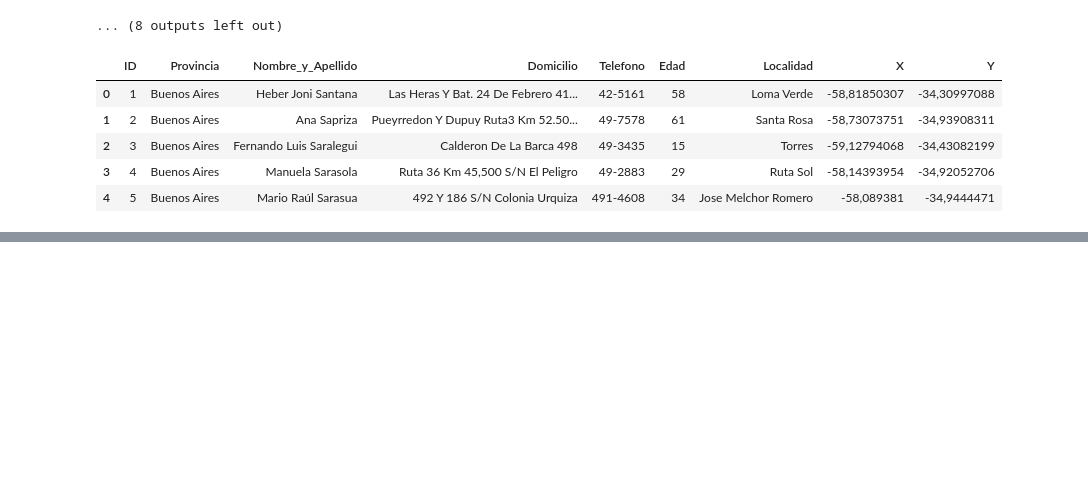
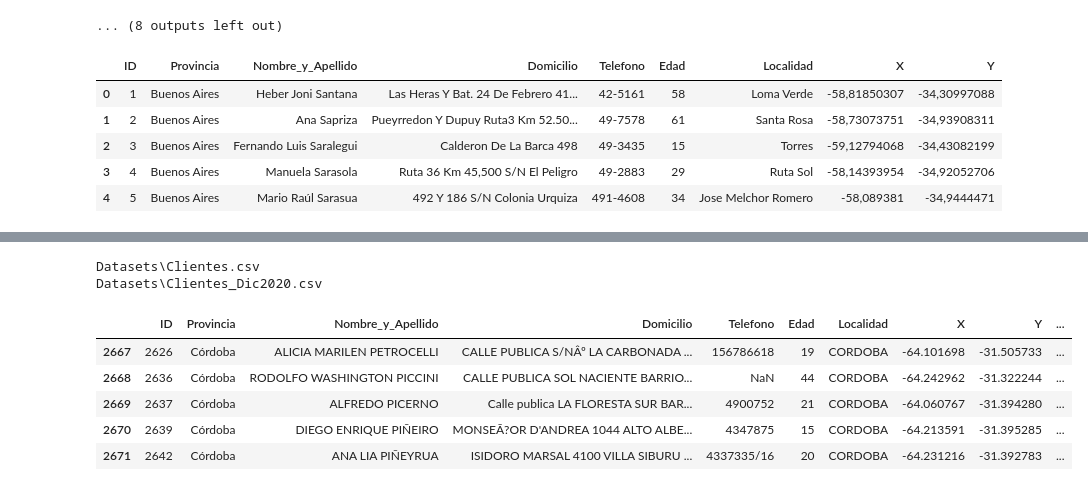
Before and after one commit to lugeminai/DS-PI-ProyectoIndividual, a Jupyter notebook: Proyecto.ipynb, the cells around one changed output, grey strips where cells are left out. Saved outputs shown, nothing was run; the diff lists cells and outputs as text; code cells hidden in the pictures; blank space fills up the shorter version.

```diff
--- a/Proyecto.ipynb
+++ b/Proyecto.ipynb
@@ -708,0 +704,24 @@ Datasets\Clientes_v2.csv
+# %%
+
+# set files path
+ds_path= Path("Datasets")       #Nombre de la carpeta donde se encuentran los archivos de los Datasets
+
+df_list= []
+for file in ds_path.glob('Cli*.csv'):
+    print(file)
+    df = pd.read_csv(file, delimiter = ';', decimal=",", encoding = "utf-8")
+    df_list.append(df)
+
+
+df_clientes = pd.concat((df_list[0],df_list[1]),axis=0, ignore_index=True, sort=False)
+
+df_clientes.tail(5)
+# %% [output]
+Datasets\Clientes.csv
+Datasets\Clientes_Dic2020.csv
+|  | ID | Provincia | Nombre_y_Apellido | Domicilio | Telefono | Edad | Localidad | X | Y | ... |
+| 2667 | 2626 | Córdoba | ALICIA MARILEN PETROCELLI | CALLE PUBLICA S/NÂº LA CARBONADA ... | 156786618 | 19 | CORDOBA | -64.101698 | -31.505733 | ... |
+| 2668 | 2636 | Córdoba | RODOLFO WASHINGTON PICCINI | CALLE PUBLICA SOL NACIENTE BARRIO... | NaN | 44 | CORDOBA | -64.242962 | -31.322244 | ... |
+| 2669 | 2637 | Córdoba | ALFREDO PICERNO | Calle publica LA FLORESTA SUR BAR... | 4900752 | 21 | CORDOBA | -64.060767 | -31.394280 | ... |
+| 2670 | 2639 | Córdoba | DIEGO ENRIQUE PIÑEIRO | MONSEÃ?OR D'ANDREA 1044 ALTO ALBE... | 4347875 | 15 | CORDOBA | -64.213591 | -31.395285 | ... |
+| 2671 | 2642 | Córdoba | ANA LIA PIÑEYRUA | ISIDORO MARSAL 4100 VILLA SIBURU ... | 4337335/16 | 20 | CORDOBA | -64.231216 | -31.392783 | ... |
```
Also changed, not shown: parts of 3 cells of this notebook, 2 other files.
